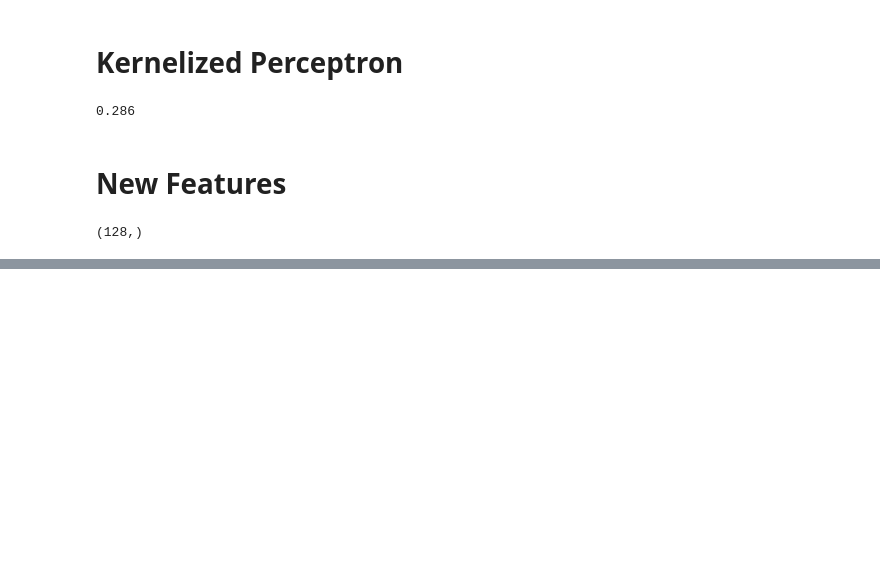
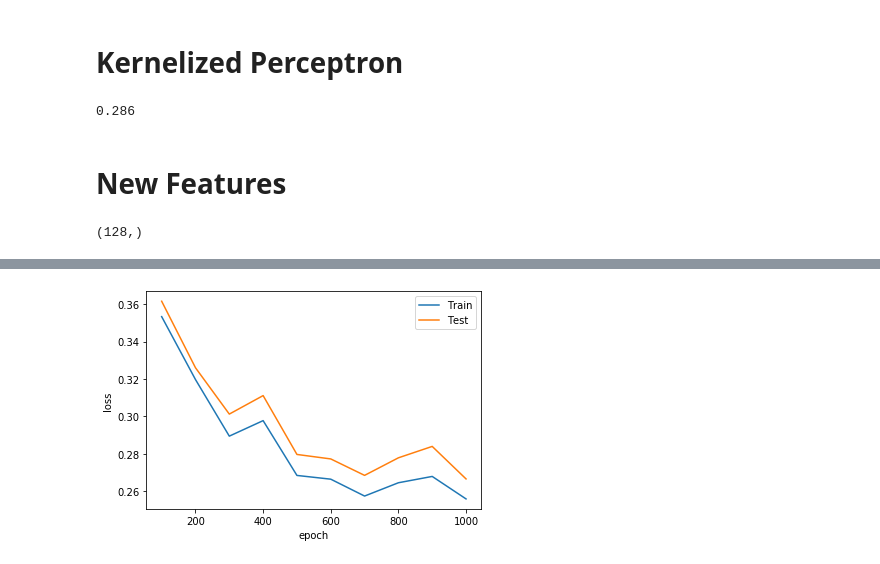
Before and after one commit to SeyedAlirezaFatemi/fashion_mnist_classification, a Jupyter notebook: fashion_mnist_classification.ipynb, the cells around one changed output, grey strips where cells are left out. Drawn from its saved outputs; the diff is of its cells as text; code cells hidden in the pictures; blank space fills up the shorter version.

```diff
--- a/fashion_mnist_classification.ipynb
+++ b/fashion_mnist_classification.ipynb
@@ -212,7 +202,8 @@ class KernelizedPerceptron:
         self.n_epochs = n_epochs
         self.input_dim = input_dim
         self.n_training_data = n_training_data
-        self.alphas = np.array([np.zeros(n_training_data) for _ in range(n_classes)])
+        self.alphas = np.array([np.zeros(n_training_data)
+                                for _ in range(n_classes)])
         self.test_risks = []
         self.train_risks = []
 
@@ -237,7 +228,7 @@ class KernelizedPerceptron:
                 wrongs += 1
         return wrongs / samples.shape[0]
 
-    def train(self, x_train, y_train, x_test, y_test, mira=False, verbose=False):
+    def train(self, x_train, y_train, x_test, y_test, verbose=False):
         self.x_train = x_train
         self.test_risks = []
         self.train_risks = []
@@ -251,7 +242,6 @@ class KernelizedPerceptron:
                     self.alphas[y_sample][sample_number] += 1
                     self.alphas[prediction][sample_number] -= 1
                     break
-                # All samples classified correctly. Time to return!
             if epoch % 500 == 0:
                 test_risk = self.loss(x_test, y_test)
                 train_risk = self.loss(x_train, y_train)
@@ -328,0 +407,5 @@ np.save('new_x_test', new_x_test)
+# %%
+kernelized_clf = KernelizedPerceptron(n_classes, 400, 82, x_train.shape[0])
+kernelized_clf.train(x_train, y_train, verbose=True)
+kernelized_clf.save_alphas('new-kernelized-clf-alphas.npy')
+kernelized_clf.save_alpha_map('new-kernelized-clf-alpha-map.npy')
@@ -328,0 +421,5 @@ np.save('new_x_test', new_x_test)
+# %%
+kernelized_clf = KernelizedPerceptron(n_classes, 100, 82, x_train.shape[0])
+kernelized_clf.load_alphas('new-kernelized-clf-alphas.npy')
+kernelized_clf.load_alpha_map('new-kernelized-clf-alpha-map.npy')
+kernelized_clf.train(x_train, y_train, verbose=True)
@@ -328,0 +536,6 @@ np.save('new_x_test', new_x_test)
+# %%
+kernelized_clf = KernelizedPerceptron(n_classes, 1000, 82, x_train.shape[0])
+kernelized_clf.train(x_train, y_train, x_test, y_test, verbose=True)
+plt.show()
+kernelized_clf.save_alphas('final-kernelized-clf-alphas.npy')
+kernelized_clf.save_alpha_map('final-kernelized-clf-alpha-map.npy')
@@ -328,0 +554,11 @@ np.save('new_x_test', new_x_test)
+# %%
+x, y = zip(*kernelized_clf.train_risks)
+plt.plot(x, y, label='Train')
+x, y = zip(*kernelized_clf.test_risks)
+plt.plot(x, y, label='Test')
+plt.ylabel('loss')
+plt.xlabel('epoch')
+plt.legend()
+plt.show()
+# %% [output]
+[figure, added]
```
Also changed, not shown: parts of 11 cells of this notebook, 2 other files.
